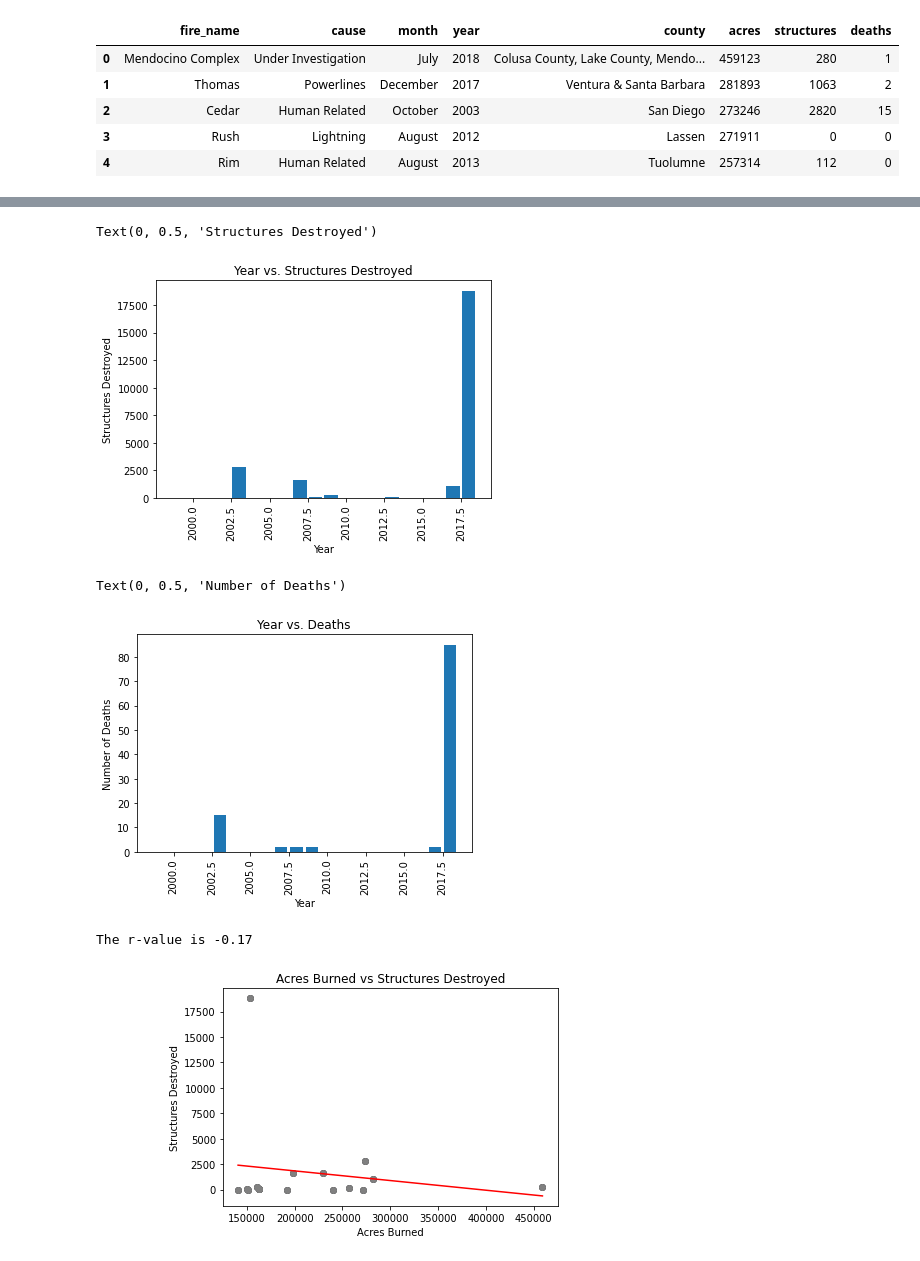
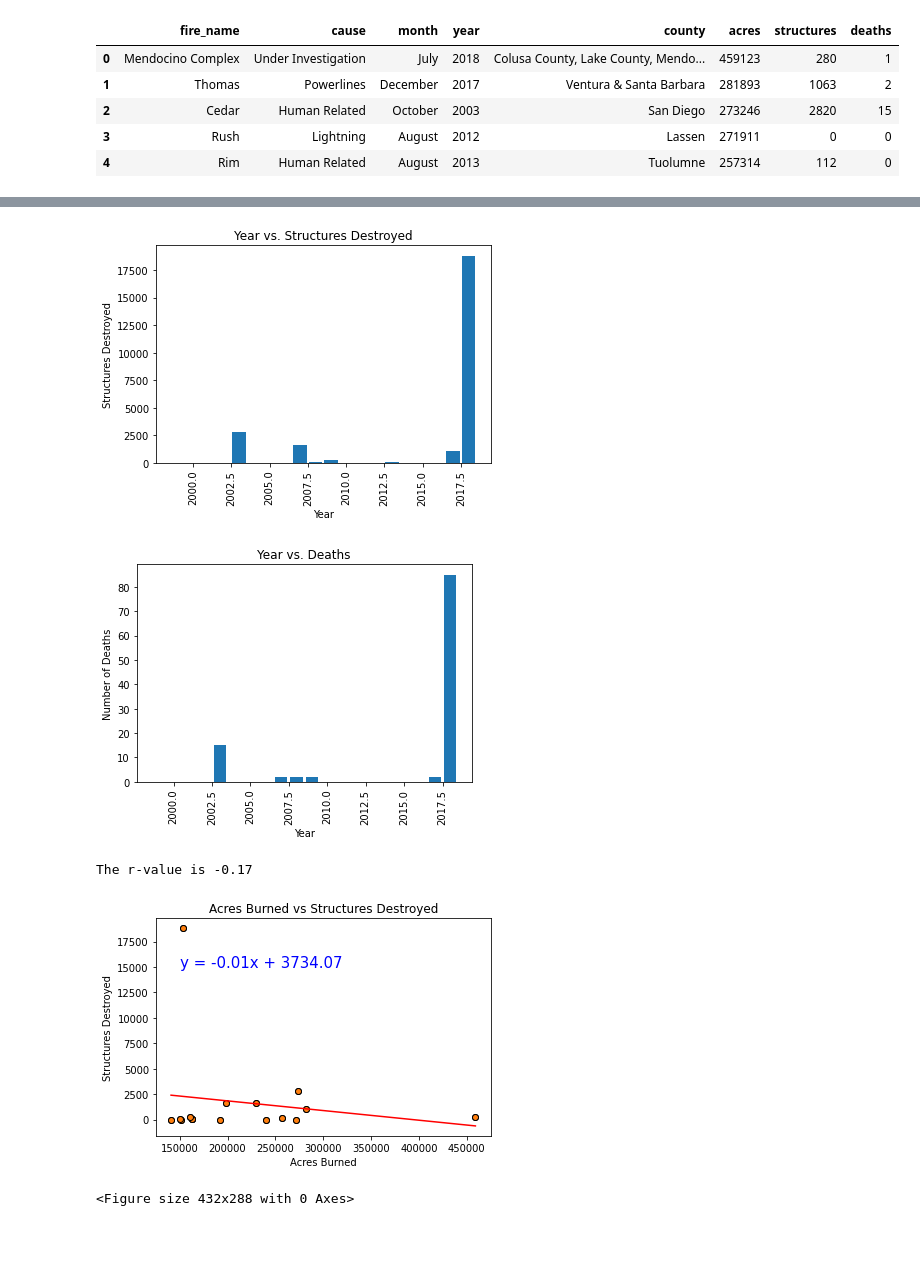
Before and after one commit to roborgain1/California-Wildfires-and-Climate-Change, a Jupyter notebook: largest_fires_jrm.ipynb, the cells around one changed output, grey strips where cells are left out. Drawn from its saved outputs; the diff is of its cells as text; code cells hidden in the pictures.

Commit message:
update largest fire

```diff
--- a/largest_fires_jrm.ipynb
+++ b/largest_fires_jrm.ipynb
@@ -10,7 +10,7 @@ import gmaps
 import os
 # %%
 #data files
-ca_largest_fires = 'top_20_CA_wildfires.csv'
+ca_largest_fires = 'Resources/top_20_CA_wildfires.csv'
 
 # read CA fire perimeters
 ca_largest_fires = pd.read_csv(ca_largest_fires)
@@ -136,8 +123,8 @@ plt.xticks(rotation=90)
 plt.title('Year vs. Structures Destroyed')
 plt.xlabel('Year')
 plt.ylabel('Structures Destroyed')
+plt.savefig('years_vs_structures_30yrs.png')
 # %% [output]
-Text(0, 0.5, 'Structures Destroyed')
 [figure]
 # %%
 x_axis = past_30_years['year']
@@ -151,33 +138,35 @@ plt.xticks(rotation=90)
 plt.title('Year vs. Deaths')
 plt.xlabel('Year')
 plt.ylabel('Number of Deaths')
+plt.savefig('years_vs_deaths_30yrs.png')
 # %% [output]
-Text(0, 0.5, 'Number of Deaths')
 [figure]
 # %%
 x_axis = past_30_years['acres']
 y_axis = past_30_years['structures']
 
 plt.scatter(x_axis, y_axis, edgecolors='black')
 
 plt.title('Acres Burned vs Structures Destroyed')
 plt.xlabel('Acres Burned')
 plt.ylabel('Structures Destroyed')
 
 correlation = st.pearsonr(x_axis, y_axis)
 correlation
 print(f"The r-value is {round(correlation[0],2)}")
 
 (slope, intercept, rvalue, pvalue, stderr) = linregress(x_axis, y_axis)
 regress_values = x_axis * slope + intercept
 line_eq = "y = " + str(round(slope,2)) + "x + " + str(round(intercept,2))
-plt.annotate(line_eq,(-50,60),fontsize=15,color="red")
-plt.scatter(x_axis, y_axis, facecolor='grey')
+plt.annotate(line_eq,(150000,15000),fontsize=15,color="blue")
+plt.scatter(x_axis, y_axis, edgecolors='black')
 plt.plot(x_axis,regress_values,"r-")
 plt.show()
+plt.savefig('acres_vs_structures_30yrs.png')
 # %% [output]
 The r-value is -0.17
-[figure, old version]
+[figure, new version]
+<Figure size 432x288 with 0 Axes>
 # %%
 x_axis = past_30_years['acres']
 y_axis = past_30_years['deaths']
```
Also changed, not shown: parts of 10 cells of this notebook, 15 other files.
